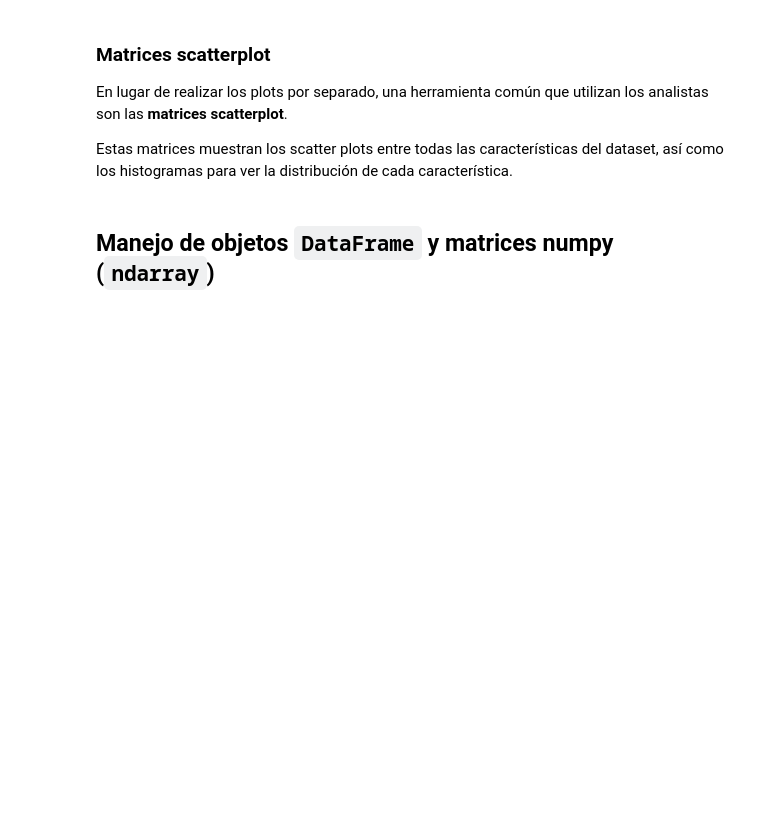
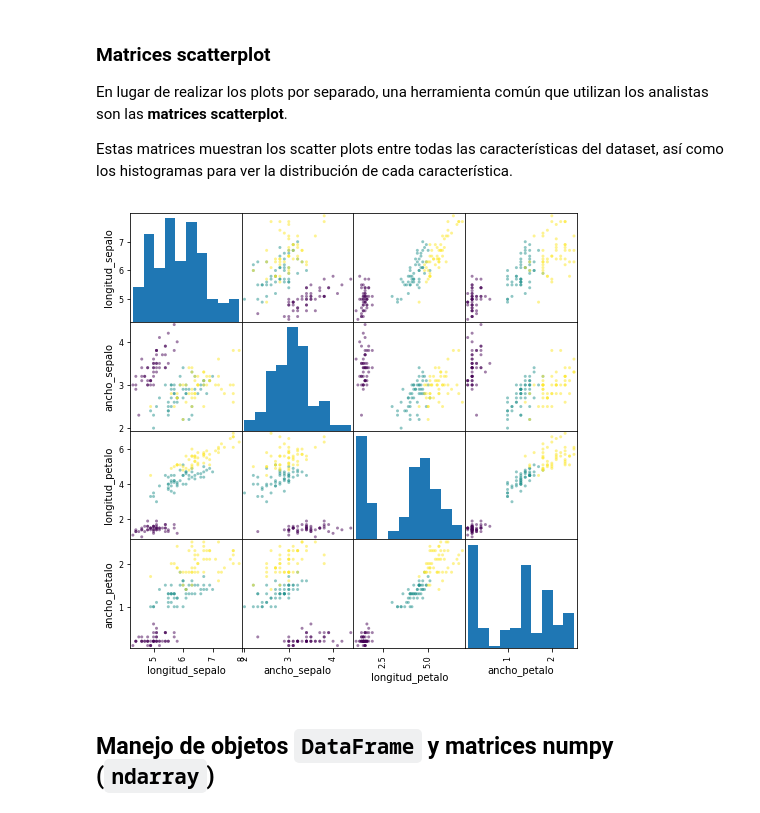
Before and after one commit to ayrna/tutorial-scikit-learn-asl, a Jupyter notebook: tutorial.ipynb, the cells around one changed output. Cells and saved outputs as stored; diff of their text form; code cells hidden in the pictures; blank space fills up the shorter version.

```diff
--- a/tutorial.ipynb
+++ b/tutorial.ipynb
@@ -201,12 +221,20 @@ Estas matrices muestran los scatter plots entre todas las características del d
 # %%
 import pandas as pd
 from sklearn import preprocessing
 le = preprocessing.LabelEncoder()
 le.fit(iris['clase'])
 clases_numeros = le.transform(iris['clase'])
 
 iris_df = pd.DataFrame(iris[nombre_variables], columns=nombre_variables)
-pd.plotting.scatter_matrix(iris_df, c=clases_numeros, figsize=(8, 8));
+
+#Para versiones de pandas>0.16 se debe llamar al método como pd.plotting.scatter_matrix
+
+if pd.__version__>0.16:
+    pd.plotting.scatter_matrix(iris_df, c=clases_numeros, figsize=(8, 8));
+else:
+    pd.tools.plotting.scatter_matrix(iris_df, c=clases_numeros, figsize=(8, 8));
+# %% [output]
+[figure, added]
 # %% [markdown]
 ## Manejo de objetos `DataFrame` y matrices numpy (`ndarray`)
 # %% [markdown]
```
Also changed, not shown: parts of 62 cells of this notebook.
